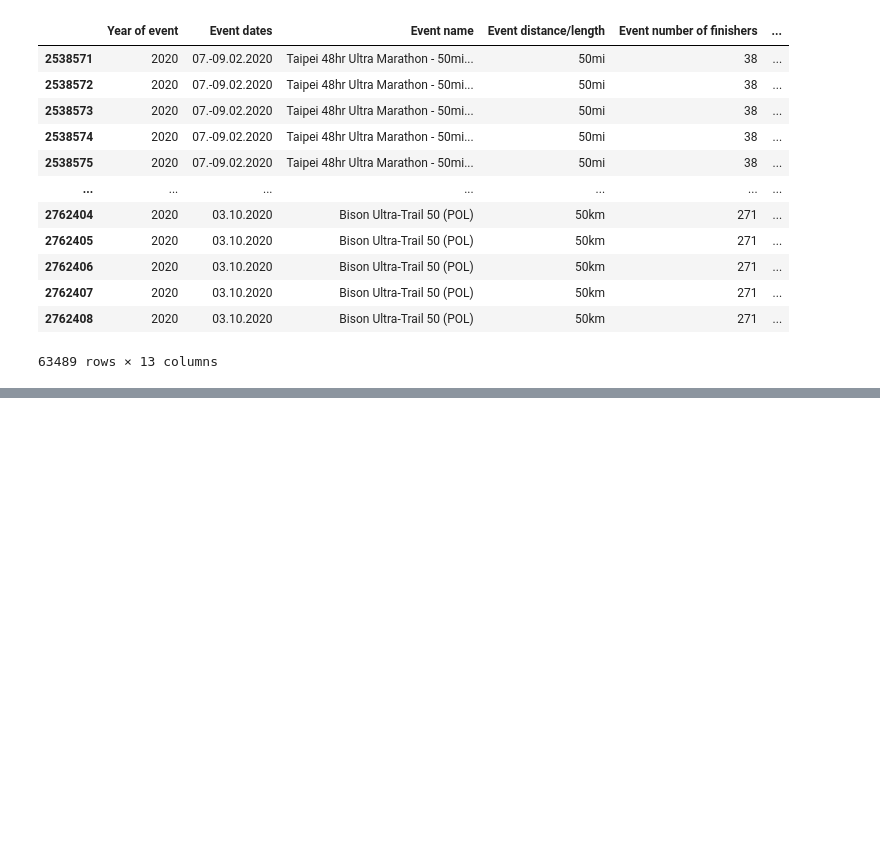
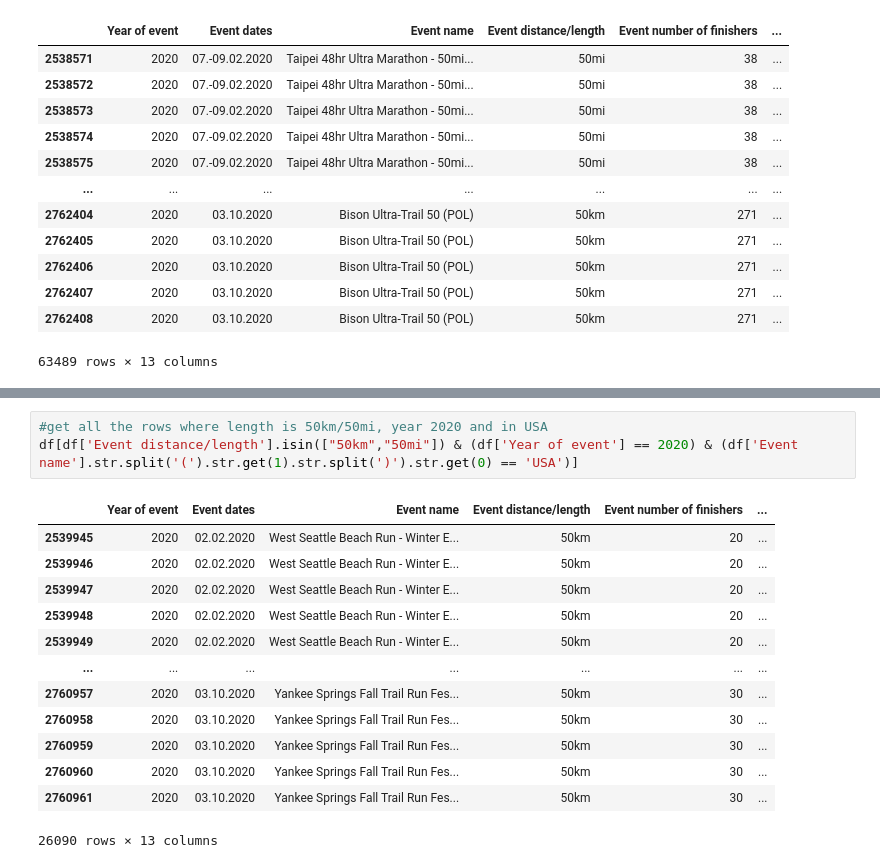
Before and after one commit to AnnieTran2023/Ultra-marathon-running-analysis, a Jupyter notebook: analysis.ipynb, the cells around one changed output, grey strips where cells are left out. Saved outputs shown, nothing was run; the diff lists cells and outputs as text; blank space fills up the shorter version.

Commit message:
clean Event name column to filter rows based on location

```diff
--- a/analysis.ipynb
+++ b/analysis.ipynb
@@ -89,0 +105,17 @@ df[df['Event distance/length'].isin(["50km","50mi"]) & (df['Year of event'] == 2
+# %%
+#get all the rows where length is 50km/50mi, year 2020 and in USA
+df[df['Event distance/length'].isin(["50km","50mi"]) & (df['Year of event'] == 2020) & (df['Event name'].str.split('(').str.get(1).str.split(')').str.get(0) == 'USA')]
+# %% [output]
+|  | Year of event | Event dates | Event name | Event distance/length | Event number of finishers | ... |
+| 2539945 | 2020 | 02.02.2020 | West Seattle Beach Run - Winter E... | 50km | 20 | ... |
+| 2539946 | 2020 | 02.02.2020 | West Seattle Beach Run - Winter E... | 50km | 20 | ... |
+| 2539947 | 2020 | 02.02.2020 | West Seattle Beach Run - Winter E... | 50km | 20 | ... |
+| 2539948 | 2020 | 02.02.2020 | West Seattle Beach Run - Winter E... | 50km | 20 | ... |
+| 2539949 | 2020 | 02.02.2020 | West Seattle Beach Run - Winter E... | 50km | 20 | ... |
+| ... | ... | ... | ... | ... | ... | ... |
+| 2760957 | 2020 | 03.10.2020 | Yankee Springs Fall Trail Run Fes... | 50km | 30 | ... |
+| 2760958 | 2020 | 03.10.2020 | Yankee Springs Fall Trail Run Fes... | 50km | 30 | ... |
+| 2760959 | 2020 | 03.10.2020 | Yankee Springs Fall Trail Run Fes... | 50km | 30 | ... |
+| 2760960 | 2020 | 03.10.2020 | Yankee Springs Fall Trail Run Fes... | 50km | 30 | ... |
+| 2760961 | 2020 | 03.10.2020 | Yankee Springs Fall Trail Run Fes... | 50km | 30 | ... |
+26090 rows × 13 columns
```
Also changed, not shown: parts of 1 cell of this notebook.
